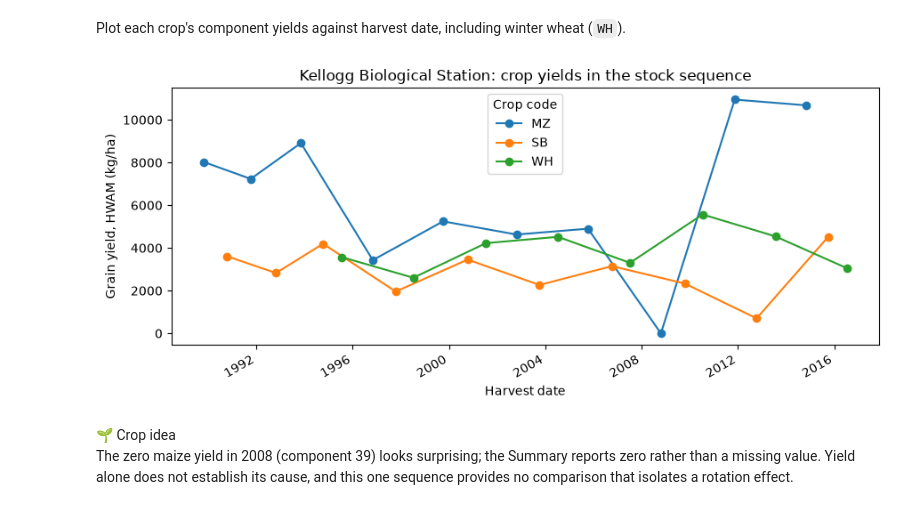
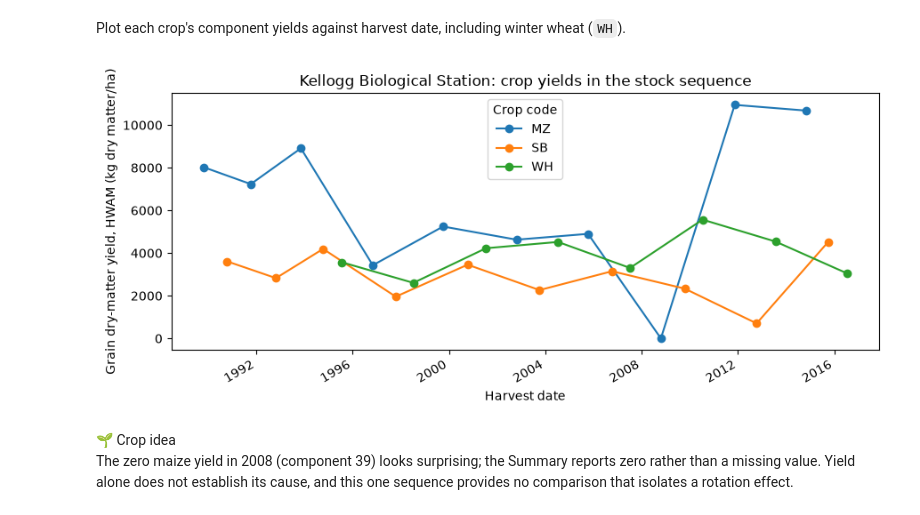
Before and after one commit to AbdelrahmanAmr3/dssatlab, a Jupyter notebook: course/14_rotations/lesson.ipynb, the cells around one changed output. Cells and saved outputs as stored; diff of their text form; code cells hidden in the pictures.

```diff
--- a/course/14_rotations/lesson.ipynb
+++ b/course/14_rotations/lesson.ipynb
@@ -147,16 +169,16 @@ Plot each crop's component yields against harvest date, including winter wheat (
 # %%
 # Plot grain yield over time for each crop in the sequence.
 fig, ax = plt.subplots(figsize=(9, 4))
 for crop, rows in crops.groupby("CR"):
     ax.plot(rows["HDAT"], rows["HWAM"], marker="o", label=crop)
-ax.set(xlabel="Harvest date", ylabel="Grain yield, HWAM (kg/ha)",
+ax.set(xlabel="Harvest date", ylabel="Grain dry-matter yield, HWAM (kg dry matter/ha)",
        title="Kellogg Biological Station: crop yields in the stock sequence")
 ax.legend(title="Crop code")
 fig.autofmt_xdate()
 plt.tight_layout()
 plt.show()
 # %% [output]
-[figure, old version]
+[figure, new version]
 # %% [markdown]
 🌱 Crop idea
 The zero maize yield in 2008 (component 39) looks surprising; the Summary reports zero rather than a missing value.
```
Also changed, not shown: parts of 5 cells of this notebook, 1 other file.
